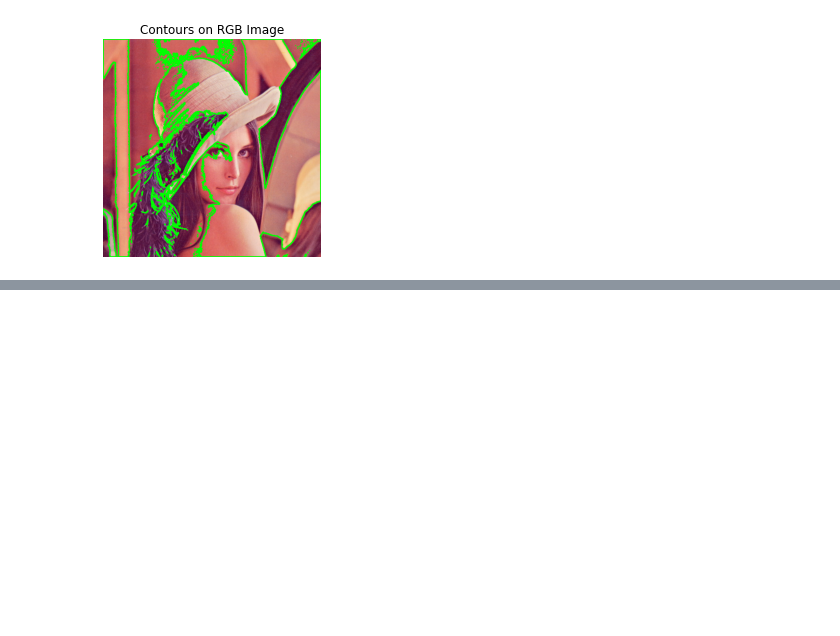
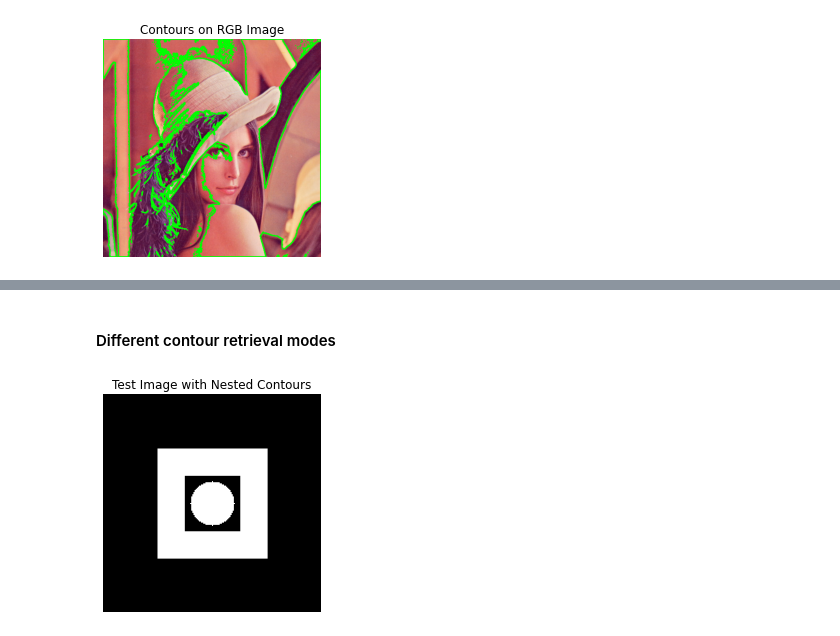
Before and after one commit to armankorajac/computer-vision-stuff, a Jupyter notebook: basicStuff.ipynb, the cells around one changed output, grey strips where cells are left out. Cells and saved outputs as stored; diff of their text form; code cells hidden in the pictures; blank space fills up the shorter version.

Commit message:
contour relations and filtering

```diff
--- a/basicStuff.ipynb
+++ b/basicStuff.ipynb
@@ -244,0 +272,32 @@ plt.imshow(img_rgb); plt.axis('off'); plt.show()
+# %% [markdown]
+#### Different contour retrieval modes
+# %%
+def show_contours_with_mode(img, mode, title):
+    found = cv2.findContours(img.copy(), mode, cv2.CHAIN_APPROX_SIMPLE)
+    contours = found[1] if len(found) == 3 else found[0]
+
+    # Draw on white background for visibility
+    result = np.ones_like(img) * 255
+    cv2.drawContours(result, contours, -1, (0,0,0), 2)
+    return result
+
+# Create a test image with nested contours
+img = np.zeros((200,200), dtype=np.uint8)
+cv2.rectangle(img, (50,50), (150,150), 255, -1)  # Outer square
+cv2.rectangle(img, (75,75), (125,125), 0, -1)    # Inner hole
+cv2.circle(img, (100,100), 20, 255, -1)          # Circle inside hole
+
+# Compare modes
+modes = [
+    (cv2.RETR_EXTERNAL, "EXTERNAL - only outer contours"),
+    (cv2.RETR_LIST, "LIST - all contours, no hierarchy"),
+    (cv2.RETR_CCOMP, "CCOMP - 2-level hierarchy"),
+    (cv2.RETR_TREE, "TREE - full hierarchy")
+]
+
+plt.imshow(img, cmap='gray')
+plt.title('Test Image with Nested Contours')
+plt.axis('off')
+plt.show()
+# %% [output]
+[figure, added]
```
Also changed, not shown: parts of 12 cells of this notebook.
